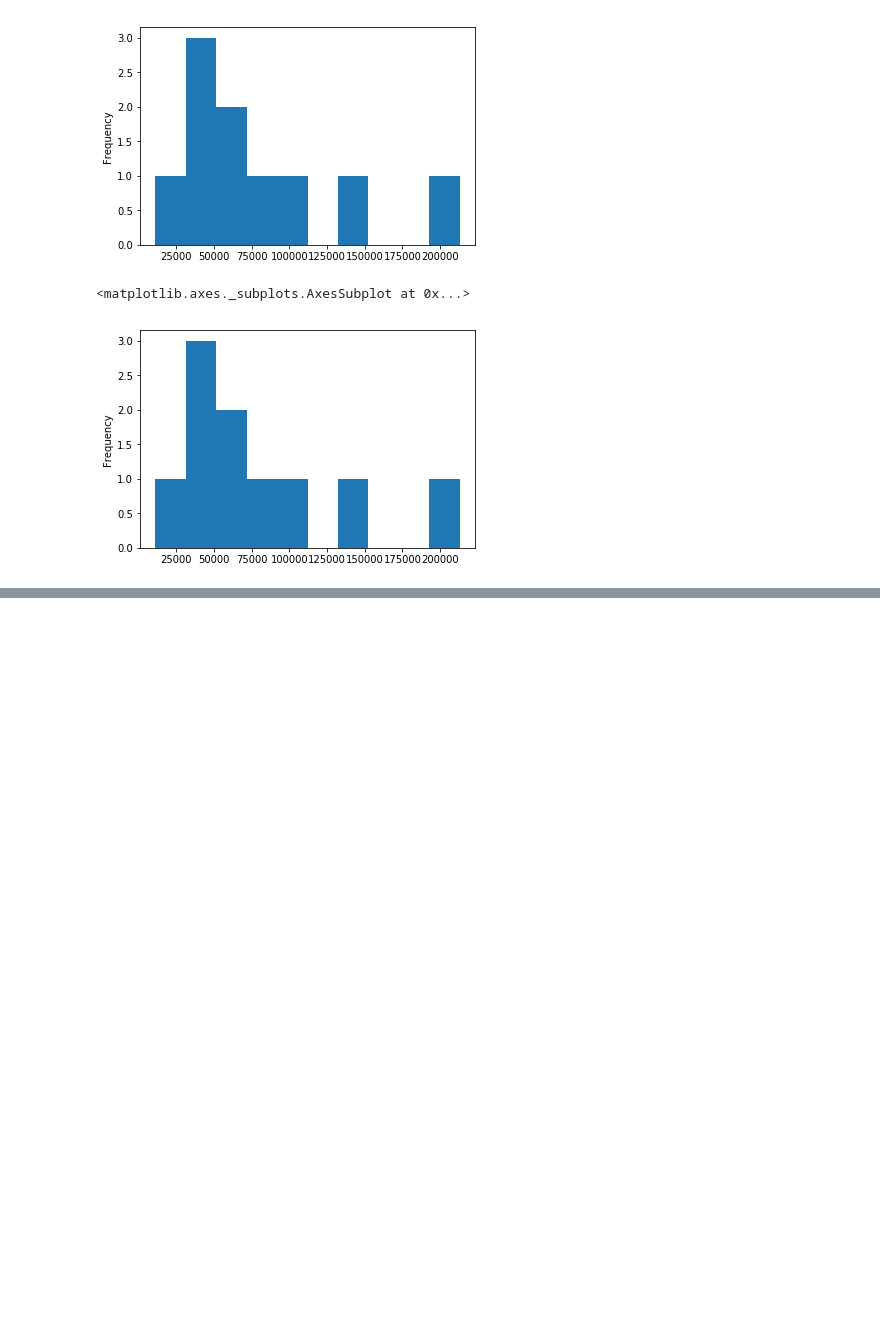
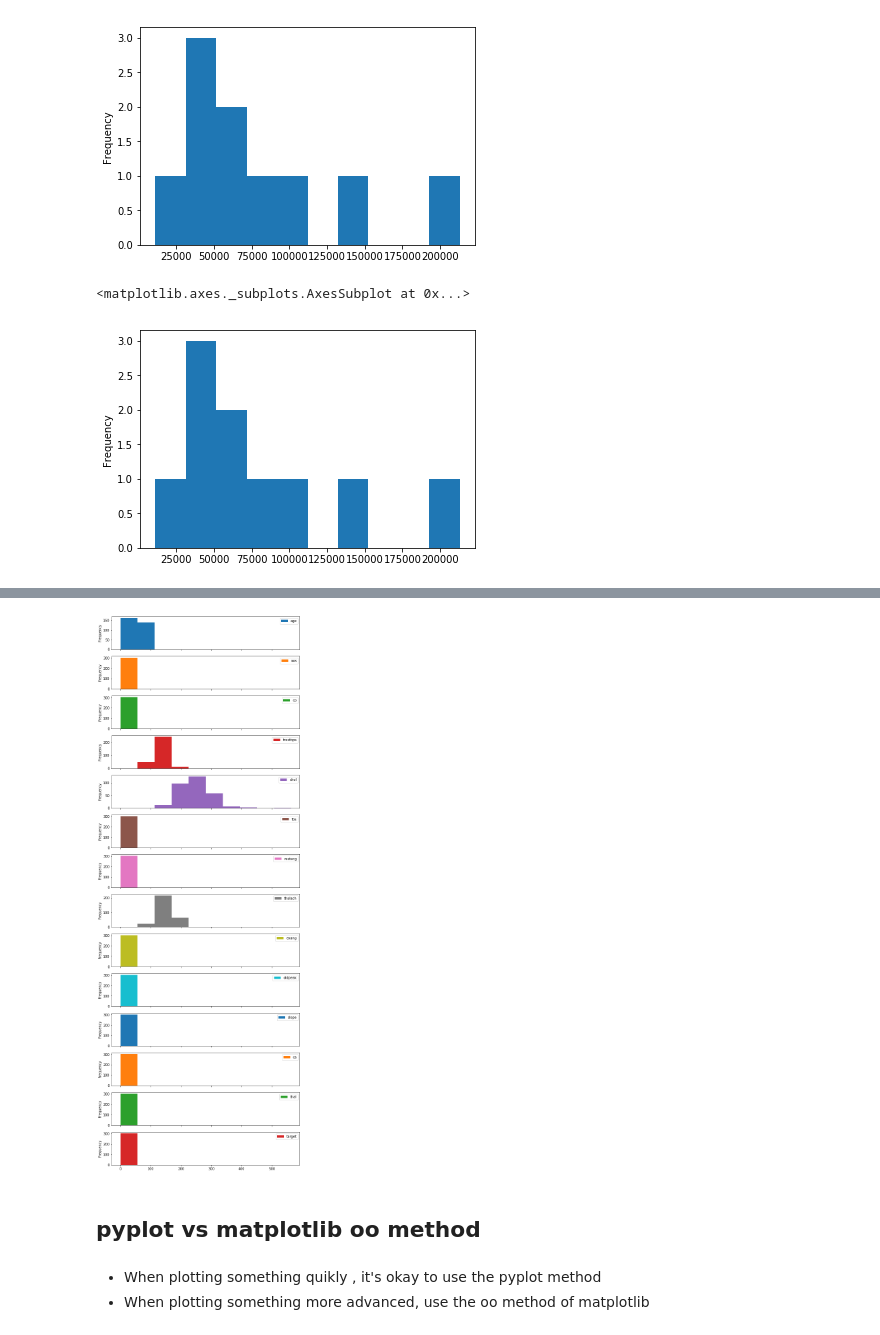
Before and after one commit to aryatomarAI/Machine-learning-and-data-science, a Jupyter notebook: Matplotlib/Introduction-to-matplotlib.ipynb, the cells around one changed output, grey strips where cells are left out. Cells and saved outputs as stored; diff of their text form; code cells hidden in the pictures; blank space fills up the shorter version.

```diff
--- a/Matplotlib/Introduction-to-matplotlib.ipynb
+++ b/Matplotlib/Introduction-to-matplotlib.ipynb
@@ -366,0 +398,4 @@ car_sales["Odometer (KM)"].plot.hist(bins=10)
+# %%
+heart_disease.plot.hist(figsize=(10,30),subplots=True);
+# %% [output]
+[figure, added]
@@ -366,0 +404,5 @@ car_sales["Odometer (KM)"].plot.hist(bins=10)
+# %% [markdown]
+## pyplot vs matplotlib oo method
+# %% [markdown]
+* When plotting something quikly , it's okay to use the pyplot method
+* When plotting something more advanced, use the oo method of matplotlib
```
Also changed, not shown: parts of 20 cells of this notebook, 1 other file.
